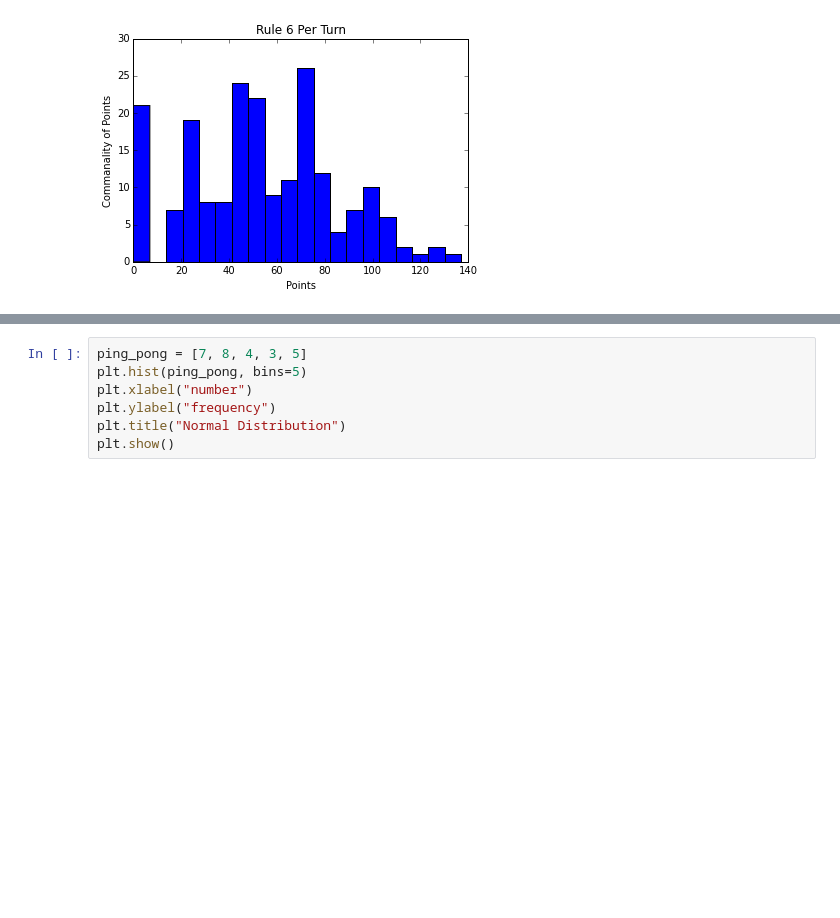
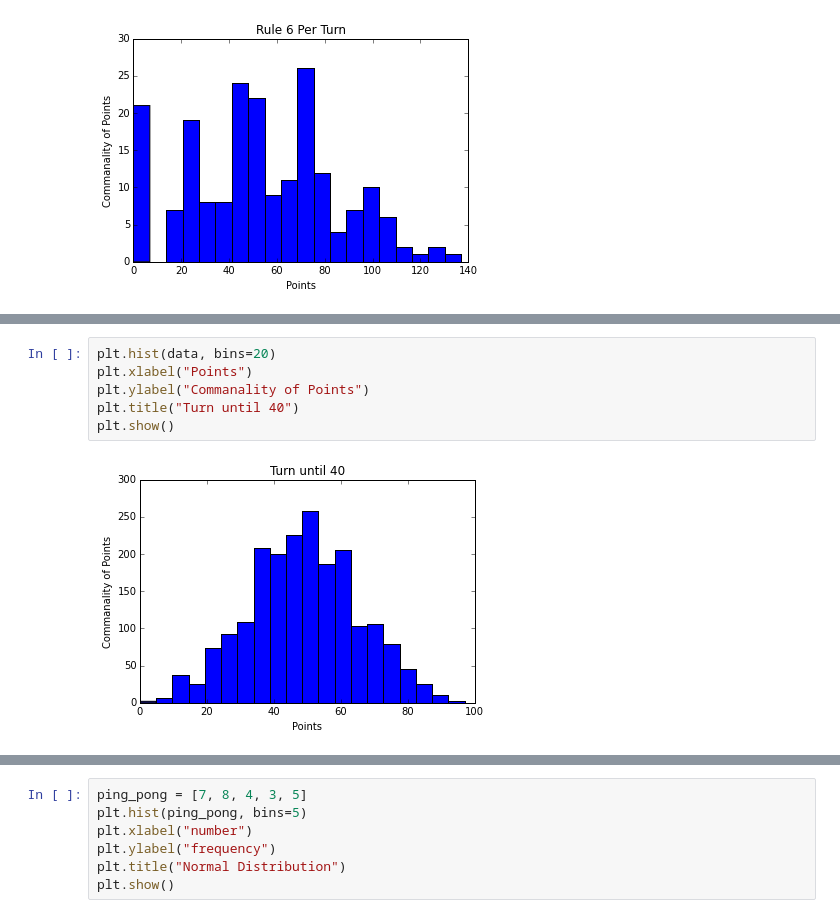
Before and after one commit to bekkblando/utimate-pig, a Jupyter notebook: PIG.ipynb, the cells around one changed output, grey strips where cells are left out. Saved outputs shown, nothing was run; the diff lists cells and outputs as text; blank space fills up the shorter version.

```diff
--- a/PIG.ipynb
+++ b/PIG.ipynb
@@ -67,0 +102,8 @@ plt.show()
+# %%
+plt.hist(data, bins=20)
+plt.xlabel("Points")
+plt.ylabel("Commanality of Points")
+plt.title("Turn until 40")
+plt.show()
+# %% [output]
+[figure, added]
```
Also changed, not shown: parts of 11 cells of this notebook, 1 other file.
